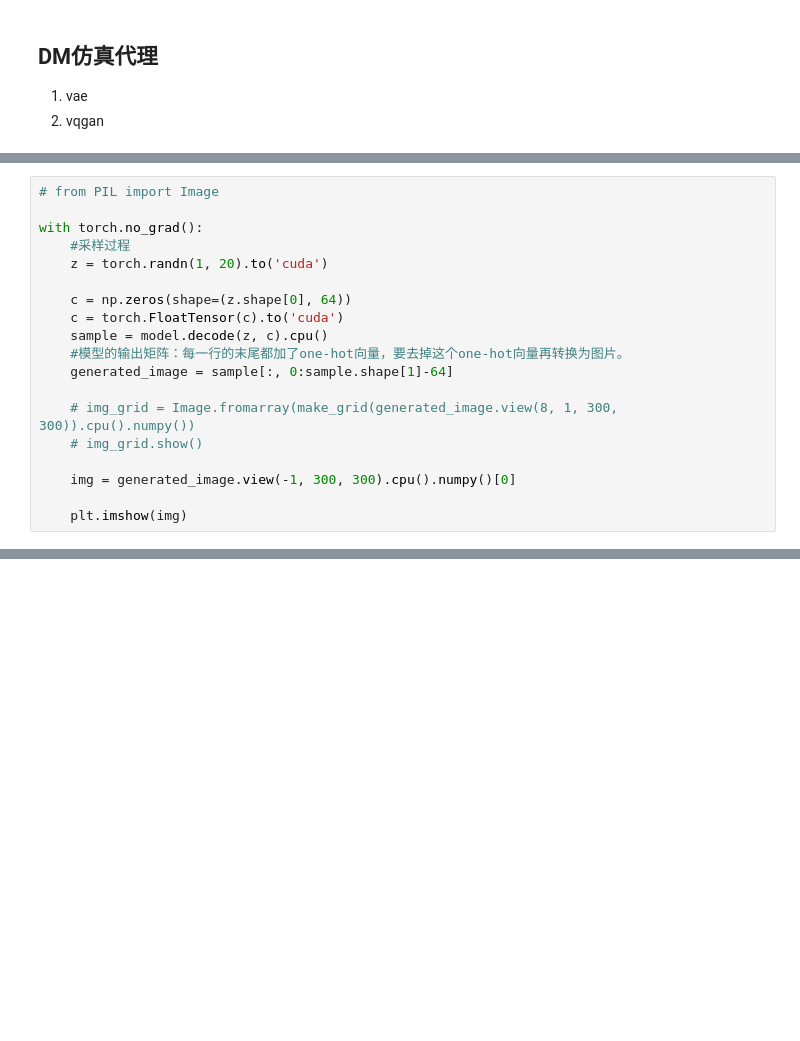
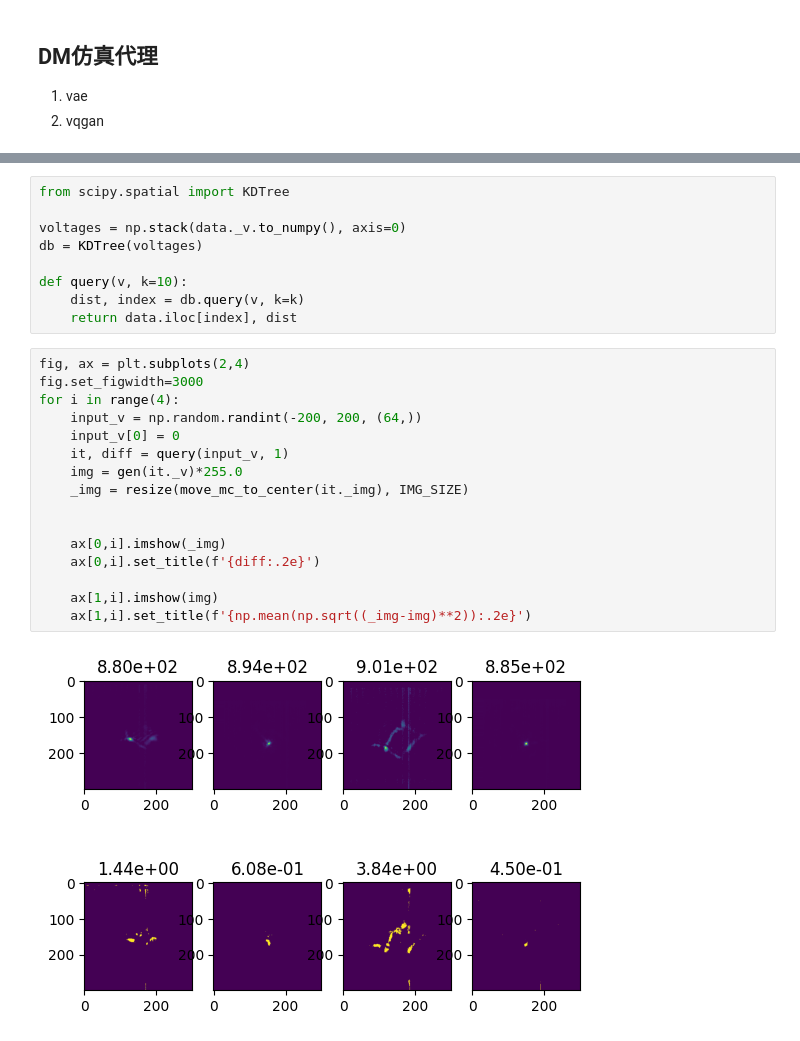
Before and after one commit to ywzhang909/AO-shaping, a Jupyter notebook: notebooks/train_vgg_1.ipynb, the cells around one changed output, grey strips where cells are left out. Drawn from its saved outputs; the diff is of its cells as text; blank space fills up the shorter version.

Commit message:
feat(train_vgg): add model random test and compare

```diff
--- a/notebooks/train_vgg_1.ipynb
+++ b/notebooks/train_vgg_1.ipynb
@@ -289,19 +297,0 @@ Train Epoch: 1 [16640/65612 (25%)]      Loss: 38.928127
-# %%
-# from PIL import Image
-
-with torch.no_grad():
-    #采样过程
-    z = torch.randn(1, 20).to('cuda')
-
-    c = np.zeros(shape=(z.shape[0], 64))
-    c = torch.FloatTensor(c).to('cuda')
-    sample = model.decode(z, c).cpu()
-    #模型的输出矩阵：每一行的末尾都加了one-hot向量，要去掉这个one-hot向量再转换为图片。
-    generated_image = sample[:, 0:sample.shape[1]-64]
-
-    # img_grid = Image.fromarray(make_grid(generated_image.view(8, 1, 300, 300)).cpu().numpy())
-    # img_grid.show()
-
-    img = generated_image.view(-1, 300, 300).cpu().numpy()[0]
-
-    plt.imshow(img)
@@ -307,0 +308,27 @@ with torch.no_grad():
+# %%
+from scipy.spatial import KDTree
+
+voltages = np.stack(data._v.to_numpy(), axis=0)
+db = KDTree(voltages)
+
+def query(v, k=10):
+    dist, index = db.query(v, k=k)
+    return data.iloc[index], dist
+# %%
+fig, ax = plt.subplots(2,4)
+fig.set_figwidth=3000
+for i in range(4):
+    input_v = np.random.randint(-200, 200, (64,))
+    input_v[0] = 0
+    it, diff = query(input_v, 1)
+    img = gen(it._v)*255.0
+    _img = resize(move_mc_to_center(it._img), IMG_SIZE)
+
+
+    ax[0,i].imshow(_img)
+    ax[0,i].set_title(f'{diff:.2e}')
+
+    ax[1,i].imshow(img)
+    ax[1,i].set_title(f'{np.mean(np.sqrt((_img-img)**2)):.2e}')
+# %% [output]
+[figure, added]
```
Also changed, not shown: parts of 5 cells of this notebook.
